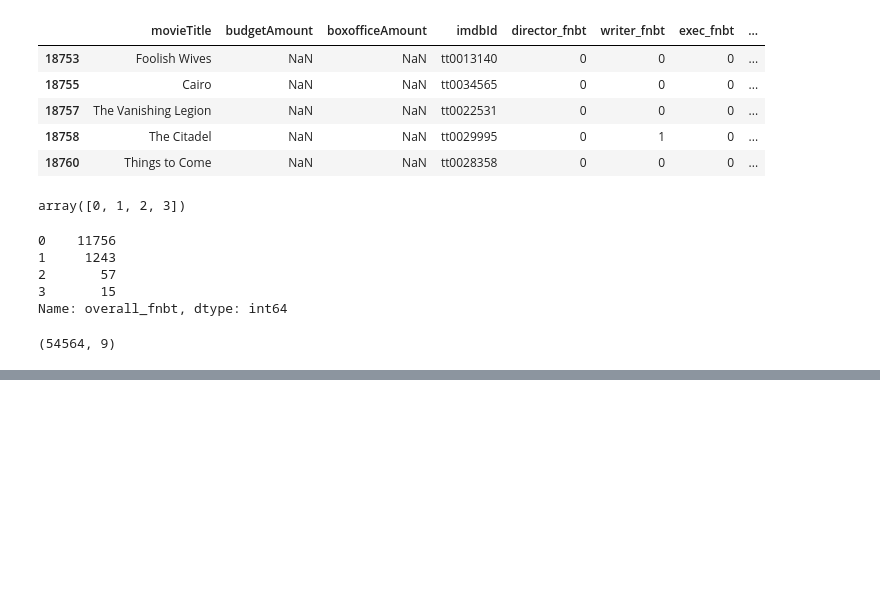
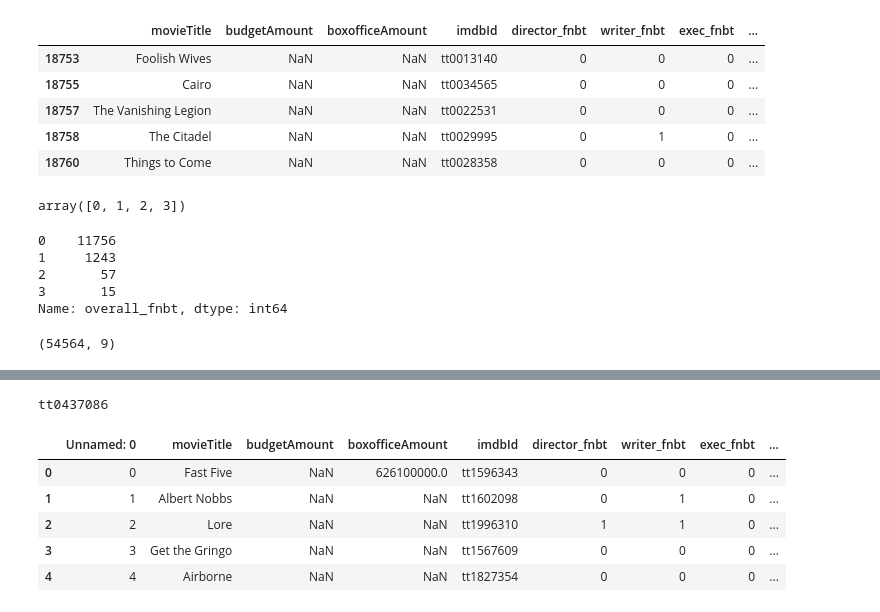
Before and after one commit to MagicMilly/women-in-film-analysis-dashboard, a Jupyter notebook: more_data_munging.ipynb, the cells around one changed output, grey strips where cells are left out. Saved outputs shown, nothing was run; the diff lists cells and outputs as text; code cells hidden in the pictures; blank space fills up the shorter version.

```diff
--- a/more_data_munging.ipynb
+++ b/more_data_munging.ipynb
@@ -512,0 +588,16 @@ all_the_movies.to_csv('my_data/movies_cleaned_with_new_columns.csv')
+# %%
+for imdb in bechdel_df.imdb_id.values:
+    print(imdb)
+    break
+# %% [output]
+tt0437086
+# %%
+all_the_movies = pd.read_csv('my_data/movies_cleaned_with_new_columns.csv')
+all_the_movies.head()
+# %% [output]
+|  | Unnamed: 0 | movieTitle | budgetAmount | boxofficeAmount | imdbId | director_fnbt | writer_fnbt | exec_fnbt | ... |
+| 0 | 0 | Fast Five | NaN | 626100000.0 | tt1596343 | 0 | 0 | 0 | ... |
+| 1 | 1 | Albert Nobbs | NaN | NaN | tt1602098 | 0 | 1 | 0 | ... |
+| 2 | 2 | Lore | NaN | NaN | tt1996310 | 1 | 1 | 0 | ... |
+| 3 | 3 | Get the Gringo | NaN | NaN | tt1567609 | 0 | 0 | 0 | ... |
+| 4 | 4 | Airborne | NaN | NaN | tt1827354 | 0 | 0 | 0 | ... |
```
Also changed, not shown: parts of 28 cells of this notebook.
